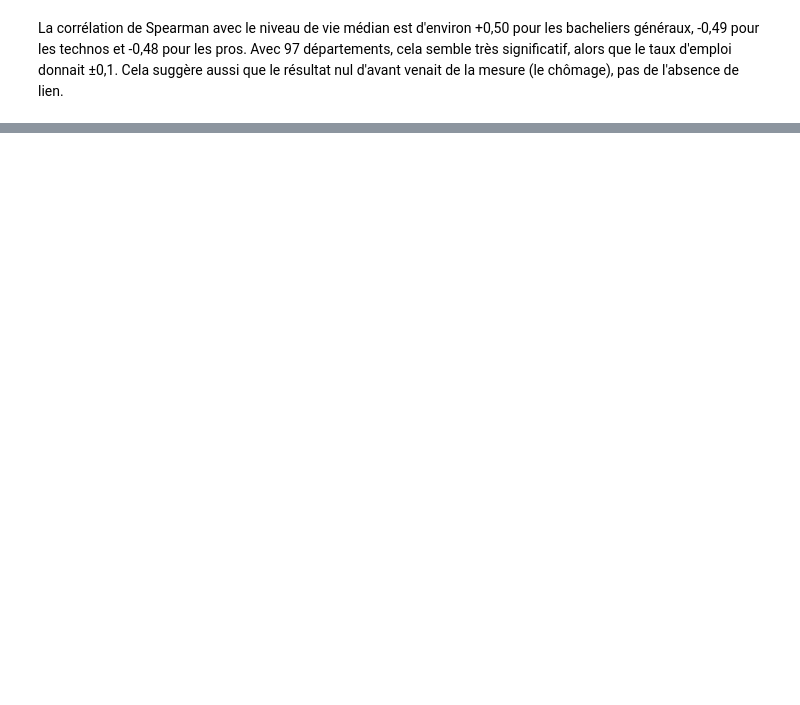
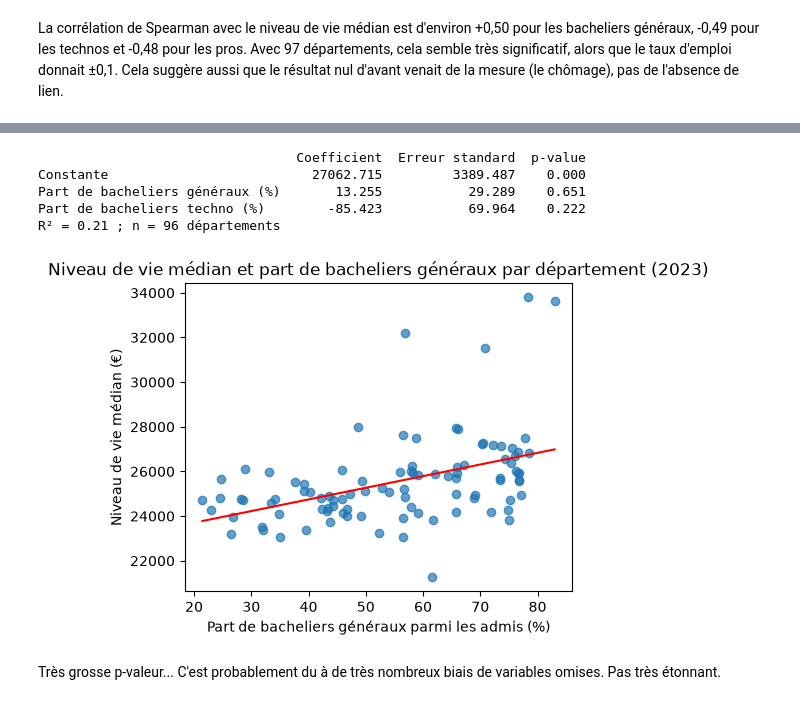
Before and after one commit to ma2nons/Projet-python, a Jupyter notebook: département/parcoursup.ipynb, the cells around one changed output, grey strips where cells are left out. Cells and saved outputs as stored; diff of their text form; code cells hidden in the pictures; blank space fills up the shorter version.

```diff
--- a/département/parcoursup.ipynb
+++ b/département/parcoursup.ipynb
@@ -366,3 +355,14 @@ Niveau de vie median           1.000000
 Name: Niveau de vie median, dtype: float64
 # %% [markdown]
 La corrélation de Spearman avec le niveau de vie médian est d'environ +0,50 pour les bacheliers généraux, -0,49 pour les technos et -0,48 pour les pros. Avec 97 départements, cela semble très significatif, alors que le taux d'emploi donnait ±0,1. Cela suggère aussi que le résultat nul d'avant venait de la mesure (le chômage), pas de l'absence de lien.
+# %%
+reg = educ_revenu[~educ_revenu["Code departement"].isin(["971", "972", "973", "974", "976"])]
+reg = reg.rename(columns={
+    "Taux de bacheliers Généraux": "bac_g",
+    "Taux de bacheliers Techno": "bac_t",
+    "Niveau de vie median": "niveau_vie",
+})
+
+
+modele = smf.ols("niveau_vie ~ bac_g + bac_t", data=reg).fit(cov_type="HC3")
+print(modele.summary())
@@ -368,0 +387,32 @@ La corrélation de Spearman avec le niveau de vie médian est d'environ +0,50 po
+# %%
+tableau = pd.DataFrame({
+    "Coefficient": modele.params,
+    "Erreur standard": modele.bse,
+    "p-value": modele.pvalues,
+}).round(3)
+tableau.index = ["Constante", "Part de bacheliers généraux (%)", "Part de bacheliers techno (%)"]
+print(tableau)
+print(f"R² = {modele.rsquared:.2f} ; n = {int(modele.nobs)} départements")
+
+
+x = reg["bac_g"]
+y = reg["niveau_vie"]
+pente, ordonnee = np.polyfit(x, y, 1)
+
+fig, ax = plt.subplots(figsize=(5, 4))
+ax.scatter(x, y, alpha=0.7)
+ax.plot(x.sort_values(), pente * x.sort_values() + ordonnee, color="red")
+ax.set_xlabel("Part de bacheliers généraux parmi les admis (%)")
+ax.set_ylabel("Niveau de vie médian (€)")
+ax.set_title("Niveau de vie médian et part de bacheliers généraux par département (2023)")
+plt.savefig("../output/regression_niveau_vie.png", dpi=200, bbox_inches="tight")
+plt.show()
+# %% [output]
+                                 Coefficient  Erreur standard  p-value
+Constante                          27062.715         3389.487    0.000
+Part de bacheliers généraux (%)       13.255           29.289    0.651
+Part de bacheliers techno (%)        -85.423           69.964    0.222
+R² = 0.21 ; n = 96 départements
+[figure, added]
+# %% [markdown]
+Très grosse p-valeur... C'est probablement du à de très nombreux biais de variables omises. Pas très étonnant.
```
Also changed, not shown: parts of 8 cells of this notebook, 6 other files.
